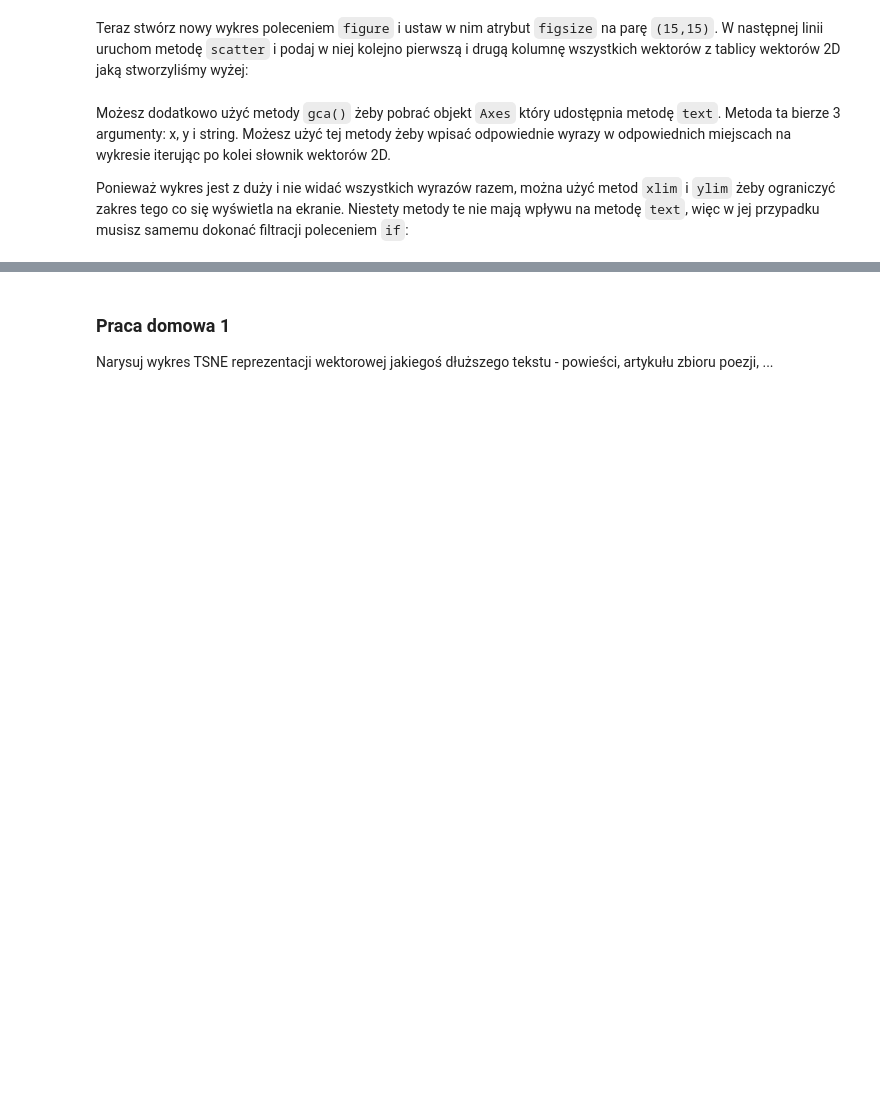
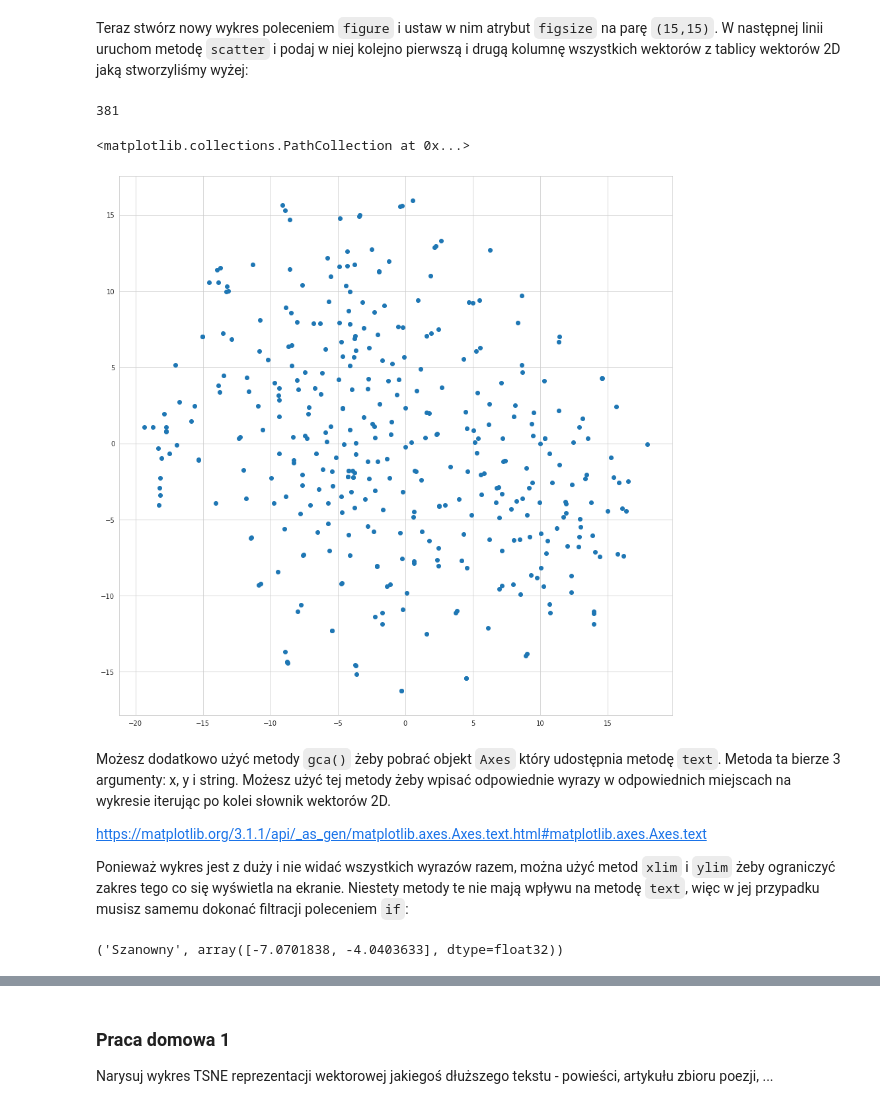
Before and after one commit to NonRelDat/twitt, a Jupyter notebook: WstępDoNLP.ipynb, the cells around one changed output, grey strips where cells are left out. Cells and saved outputs as stored; diff of their text form; code cells hidden in the pictures; blank space fills up the shorter version.

```diff
--- a/WstępDoNLP.ipynb
+++ b/WstępDoNLP.ipynb
@@ -31,3 +72,6 @@ Teraz można użyć objektu wyżej żeby zanalizować tekst podając go jako arg
 W wyniku otrzymamy objekt reprezentujący cały dokument. Dokumetacja jest dostępna [tutaj](https://spacy.io/api/doc).
 
 Zacznijmy od sprawdzenia jak sobie biblioteka poradziła z podziałem tekstu na zdania. Przeiteruj wszystkie elementy `sents` dokumentu i wypisz metodą print:
+# %%
+for sent in doc.sents:
+  print(sent)
@@ -43,3 +105,7 @@ Dla każdego tokenu wypisz:
 * `dep_` - opis parsowania zależnościowego
 * `lemma_` - lemat wyrazu
 * `morp_` - szczegółowy opis morfologii wyrazu
+# %%
+sentences = [sent for sent in doc.sents]
+sent = sentences[14]
+print(sent)
@@ -66,3 +234,9 @@ Wypis następujące cechy dla poszczególnych tokenów wybranego zdania:
 No i oczywiście jest sam `vector`, ale jest on trochę długi żeby go wypisywać metodą `print` dla każdego wyrazu. Zamiast tego narysujemy wykres z położeniami wektorów w przestzeni.
 
 Najpierw przepisz wszystkie wektory dla całego tekstu w słowniku mapującym tekstu wyrazu na jego wektor:
+# %%
+token_vect_dict = {}
+for sent in sentences:
+  for token in sent:
+    if token not in token_vect_dict.keys():
+      token_vect_dict[token.text]=token.vector
@@ -70,0 +272,6 @@ Niestety nie możemy rysować wszystkie 300 wynmiarów wektora, więc zastosujem
+# %%
+X = [value for value in token_vect_dict.values()]
+y = [key for key in token_vect_dict.keys()]
+
+tsne = TSNE(n_components=2)
+X_embedded = tsne.fit_transform(X)
@@ -73,6 +306,23 @@ Niestety nie możemy rysować wszystkie 300 wynmiarów wektora, więc zastosujem
 # %% [markdown]
 Teraz stwórz nowy wykres poleceniem `figure` i ustaw w nim atrybut `figsize` na parę `(15,15)`. W następnej linii uruchom metodę `scatter` i podaj w niej kolejno pierwszą i drugą kolumnę wszystkich wektorów z tablicy wektorów 2D jaką stworzyliśmy wyżej:
+# %%
+len(np.hsplit(X_embedded,2)[0])
+# %% [output]
+381
+# %%
+plt.figure(figsize=(15,15))
+sns.set_style('whitegrid')
+plt.scatter(np.hsplit(X_embedded,2)[0], np.hsplit(X_embedded,2)[1])
+# %% [output]
+<matplotlib.collections.PathCollection at 0x...>
+[figure, added]
 # %% [markdown]
 Możesz dodatkowo użyć metody `gca()` żeby pobrać objekt `Axes` który udostępnia metodę `text`. Metoda ta bierze 3 argumenty: x, y i string. Możesz użyć tej metody żeby wpisać odpowiednie wyrazy w odpowiednich miejscach na wykresie iterując po kolei słownik wektorów 2D.
 
+https://matplotlib.org/3.1.1/api/_as_gen/matplotlib.axes.Axes.text.html#matplotlib.axes.Axes.text
+
 Ponieważ wykres jest z duży i nie widać wszystkich wyrazów razem, można użyć metod `xlim` i `ylim` żeby ograniczyć zakres tego co się wyświetla na ekranie. Niestety metody te nie mają wpływu na metodę `text`, więc w jej przypadku musisz samemu dokonać filtracji poleceniem `if`:
+# %%
+list(new_dict.items())[0]
+# %% [output]
+('Szanowny', array([-7.0701838, -4.0403633], dtype=float32))
```
Also changed, not shown: parts of 67 cells of this notebook.
